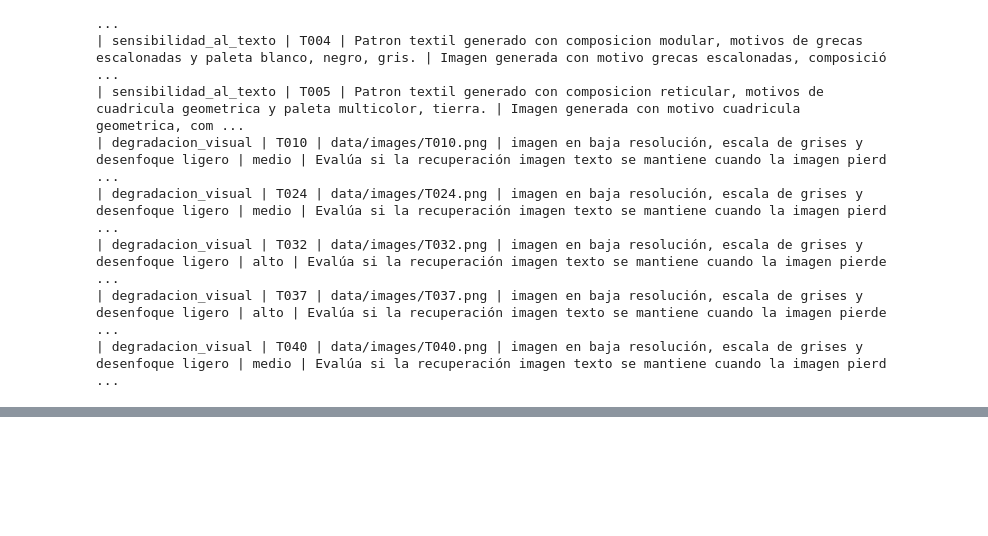
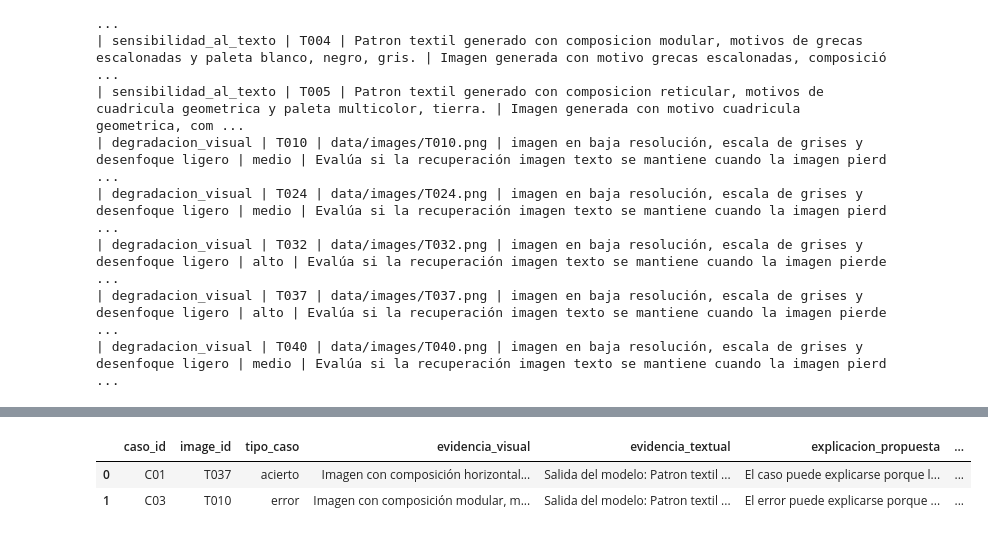
Before and after one commit to hsancheza90-art/mcc225-textiles-generados-evaluacion-multimodal, a Jupyter notebook: notebooks/Cuaderno14_MCC225_resuelto.ipynb, the cells around one changed output, grey strips where cells are left out. Saved outputs shown, nothing was run; the diff lists cells and outputs as text; code cells hidden in the pictures; blank space fills up the shorter version.

```diff
--- a/notebooks/Cuaderno14_MCC225_resuelto.ipynb
+++ b/notebooks/Cuaderno14_MCC225_resuelto.ipynb
@@ -1527,0 +1576,78 @@ print(markdown_confiabilidad)
+# %%
+# ============================================================
+# 38. Construcción de tabla de explicabilidad
+# ============================================================
+
+def construir_evidencia_visual(row):
+    return (
+        f"Imagen con composición {row['composicion']}, "
+        f"motivo {row['motivo']}, paleta {row['paleta']} "
+        f"y simetría {row['simetria']}."
+    )
+
+
+def construir_evidencia_textual(row):
+    return (
+        f"Salida del modelo: {row['salida_modelo']} "
+        f"Resultado esperado: {row['resultado_esperado']}"
+    )
+
+
+def construir_explicacion(row):
+    if row["tipo_caso"] == "acierto":
+        return (
+            "El caso puede explicarse porque la salida del modelo coincide con atributos visuales "
+            "registrados en el manifiesto, como la composición, el motivo y la paleta. "
+            "La coincidencia sugiere alineamiento entre la imagen y el texto recuperado."
+        )
+
+    if row["tipo_caso"] == "error":
+        return (
+            "El error puede explicarse porque el modelo recuperó primero un caption asociado a otra imagen. "
+            "Esto indica que algunos rasgos generales, como geometría, color o repetición, pueden haber sido "
+            "más influyentes que la correspondencia específica con la imagen evaluada."
+        )
+
+    return (
+        "El caso es ambiguo porque la imagen puede compartir rasgos con más de una descripción. "
+        "La salida del modelo puede ser parcialmente razonable, pero no permite una decisión estricta "
+        "sin revisar los atributos visuales y los captions candidatos."
+    )
+
+
+def construir_limite(row):
+    return (
+        "La explicación se basa en atributos observables y en los resultados del ranking. "
+        "No permite afirmar qué regiones exactas de la imagen usó el modelo ni demuestra comprensión "
+        "del significado del patrón."
+    )
+
+
+explicabilidad_rows = []
+
+for idx, row in exp_cases_df.iterrows():
+    explicabilidad_rows.append({
+        "caso_id": row["caso_id"],
+        "image_id": row["image_id"],
+        "tipo_caso": row["tipo_caso"],
+        "evidencia_visual": construir_evidencia_visual(row),
+        "evidencia_textual": construir_evidencia_textual(row),
+        "explicacion_propuesta": construir_explicacion(row),
+        "limite_explicacion": construir_limite(row)
+    })
+
+explicabilidad_df = pd.DataFrame(explicabilidad_rows)
+
+explicabilidad_path = RESULTS_DIR / "explicabilidad.csv"
+
+explicabilidad_df.to_csv(
+    explicabilidad_path,
+    index=False,
+    encoding="utf-8",
+    lineterminator="\n"
+)
+
+print("Tabla de explicabilidad exportada a:", explicabilidad_path)
+
+explicabilidad_df
+# %% [output]
@@ -1527,0 +1655,3 @@ print(markdown_confiabilidad)
+|  | caso_id | image_id | tipo_caso | evidencia_visual | evidencia_textual | explicacion_propuesta | ... |
+| 0 | C01 | T037 | acierto | Imagen con composición horizontal... | Salida del modelo: Patron textil ... | El caso puede explicarse porque l... | ... |
+| 1 | C03 | T010 | error | Imagen con composición modular, m... | Salida del modelo: Patron textil ... | El error puede explicarse porque ... | ... |
```
Also changed, not shown: parts of 6 cells of this notebook, 5 other files.
